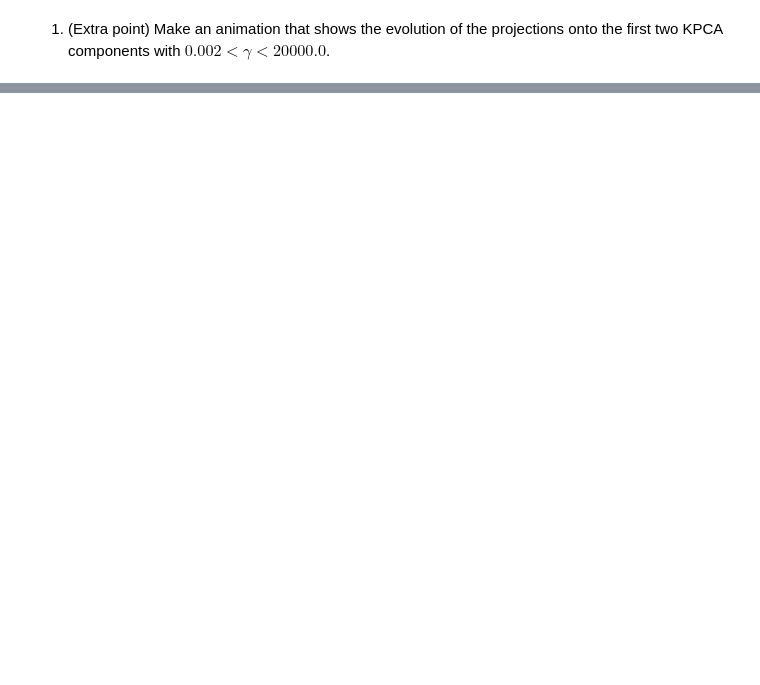
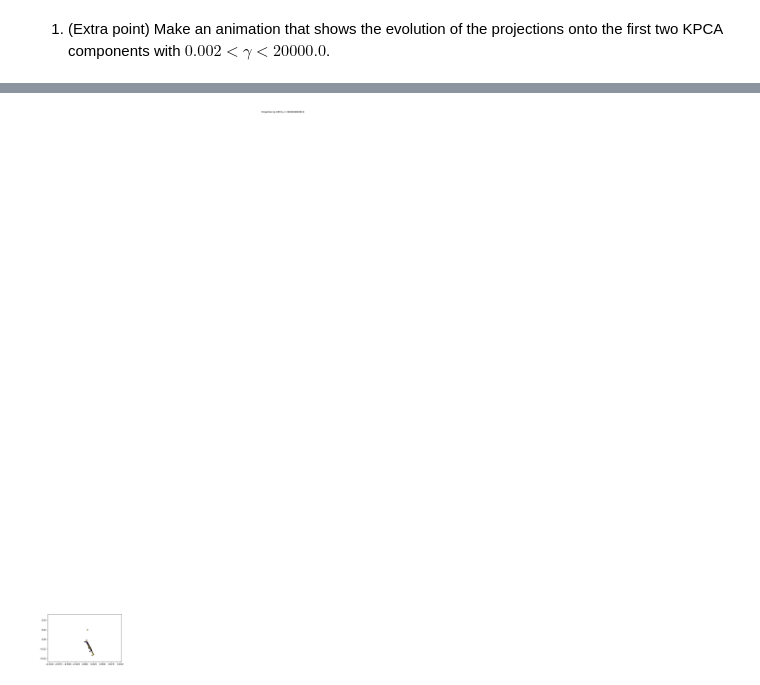
Before and after one commit to BlancaCC/MetodosFuncionalesAprendizajeAutomatico, a Jupyter notebook: HW_02/demo_kernel_pca.ipynb, the cells around one changed output, grey strips where cells are left out. Saved outputs shown, nothing was run; the diff lists cells and outputs as text; code cells hidden in the pictures; blank space fills up the shorter version.

Commit message:
Demos kernel pca

```diff
--- a/HW_02/demo_kernel_pca.ipynb
+++ b/HW_02/demo_kernel_pca.ipynb
@@ -208,0 +206,7 @@ when the width of the kernel approaches to infinity all the points would be proj
+# %%
+A = 1
+for gamma in [1e-10, 9e10]:
+    L = np.sqrt(0.5 / gamma)
+    X_proof = [[1,1], [2,1]]
+    print(f'For gamma = {gamma} K = ')
+    print(kpca.rbf_kernel(X_proof, X_proof, A, L))
@@ -210,0 +320,69 @@ when the width of the kernel approaches to infinity all the points would be proj
+# %%
+import matplotlib.pyplot as plt
+import matplotlib.animation as animation
+import numpy as np
+from IPython.display import HTML
+
+
+class AnimatedScatter(object):
+    """An animated scatter plot using matplotlib.animations.FuncAnimation."""
+    def __init__(self, X, y):
+        frames = 24*6
+        self.gammas_values =  np.linspace(0.2, 2000, frames)
+        #[0.02, 0.2, 2.0, 20.0, 200.0, 2000.0]
+        self.X = X
+        self.y = y
+        self.stream = self.data_stream()
+
+        # Setup the figure and axes...
+        self.fig, self.ax = plt.subplots()
+        # Then setup FuncAnimation.
+        self.ani = animation.FuncAnimation(self.fig, self.update, interval= 1000/10,  # 10 frames por segundo
+                                          init_func=self.setup_plot, blit=True)
+
+    # Binary classification
+    def get_X_kpca(self, gamma):
+        # RBF built
+        L = np.sqrt(0.5 / gamma)
+        A = 1.0
+        def custom_rbf_kernel (X, X_prime):
+            return kpca.rbf_kernel(X, X_prime, A, L)
+
+        # Compute projections
+        X_kpca, _, _ = kpca.kernel_pca(self.X, self.X, custom_rbf_kernel)
+        return X_kpca
+
+    def setup_plot(self):
+        """Initial drawing of the scatter plot."""
+        X_kpca = self.get_X_kpca(0.002)
+        self.ax.clear()
+        self.ax.text(0.5, 1.100,f"Projection by KPCA $\gamma=${gamma}")
+        self.scat = self.ax.scatter(X_kpca[:, 0], X_kpca[:, 1], c=self.y,
+        s=20, edgecolor='k')
+
+        return self.scat,
+
+    def data_stream(self):
+        """Generate a random walk (brownian motion). Data is scaled to produce
+        a soft "flickering" effect."""
+
+        while True:
+            for gamma in self.gammas_values:
+                yield self.get_X_kpca(gamma)
+
+    def update(self, i):
+        """Update the scatter plot."""
+        data = next(self.stream)
+
+        # Set x and y data...
+        self.scat.set_offsets(data)
+        # Set colors..
+        self.scat.set_array(self.y)
+
+        return self.scat,
+
+
+a = AnimatedScatter(X, y)
+
+HTML(a.ani.to_jshtml())
+# %% [output]
@@ -210,0 +390 @@ when the width of the kernel approaches to infinity all the points would be proj
+[figure, added]
```
Also changed, not shown: parts of 7 cells of this notebook.
